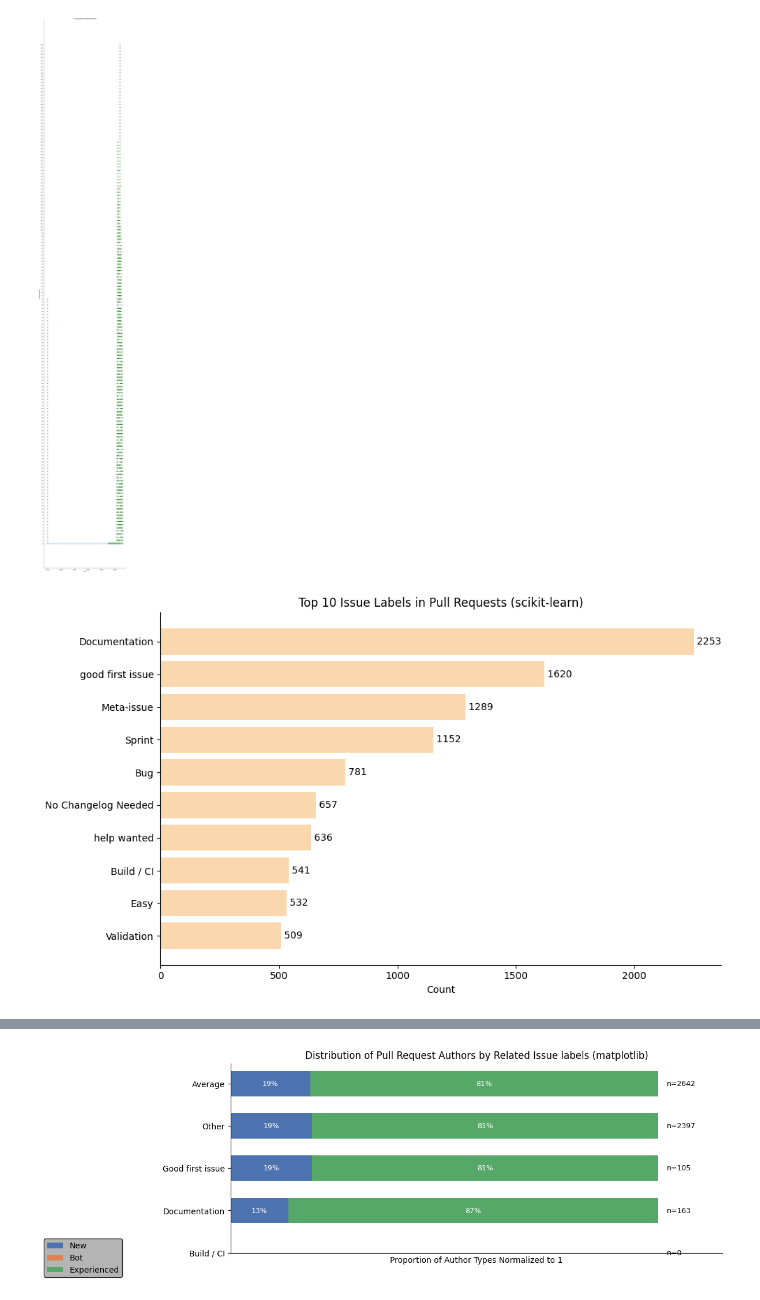
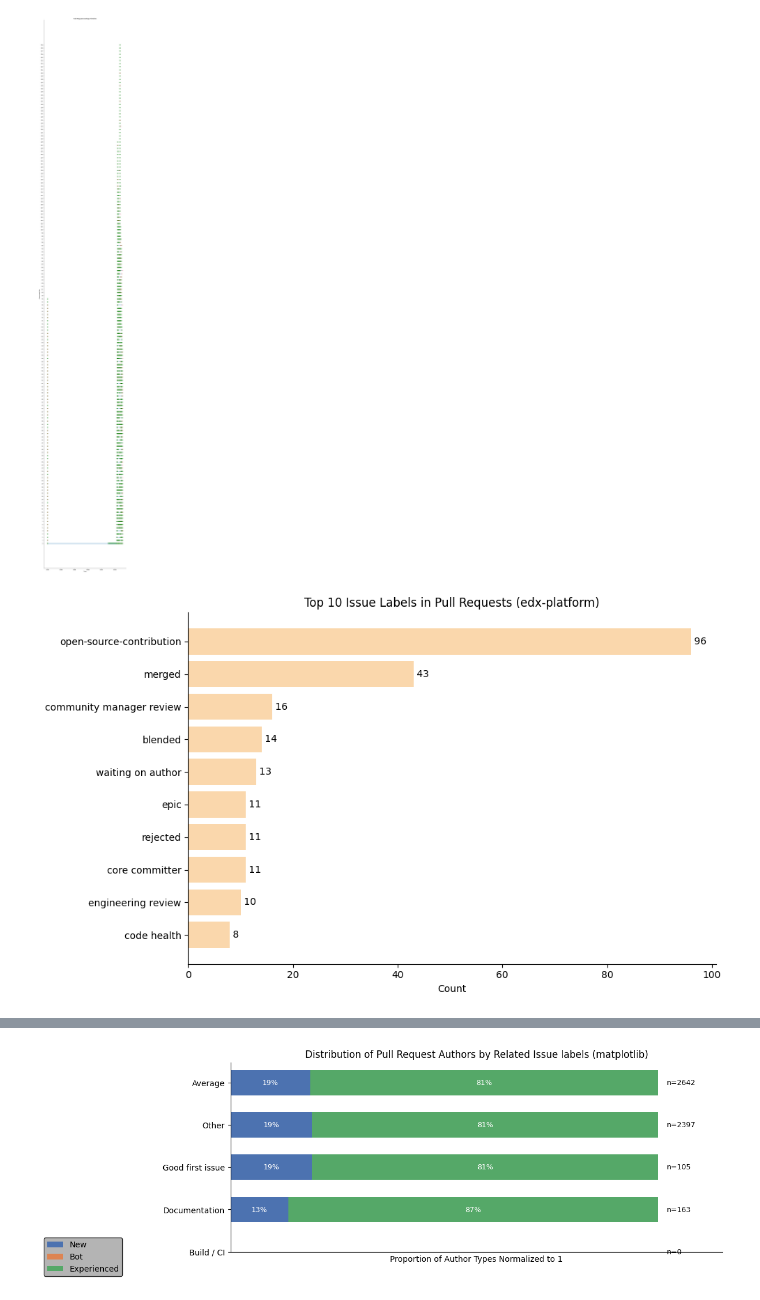
Before and after one commit to AlexS-1/Bachelor-Code, a Jupyter notebook: main.ipynb, the cells around one changed output, grey strips where cells are left out. Cells and saved outputs as stored; diff of their text form; code cells hidden in the pictures.

```diff
--- a/main.ipynb
+++ b/main.ipynb
@@ -635,7 +1356,7 @@ def _flatten_event_attributes(attrs: List[Dict[str, Any]]) -> Dict[str, Any]:
 # %%
 #plot_pr_issue_label_distribution("scikit-learn", top_n=10, include_empty=False, figsize=(10, 6))
 from build.contribution_process_analyzer import plot_pr_issue_label_distribution
 
-pr_issue_label_distribution_res = plot_pr_issue_label_distribution("scikit-learn", top_n=10, include_empty=False, figsize=(10, 6))
+pr_issue_label_distribution_res = plot_pr_issue_label_distribution("edx-platform", top_n=10, include_empty=False, figsize=(10, 6))
 # %% [output]
-[figure, old version]
+[figure, new version]
```
Also changed, not shown: parts of 59 cells of this notebook, 9 other files.
